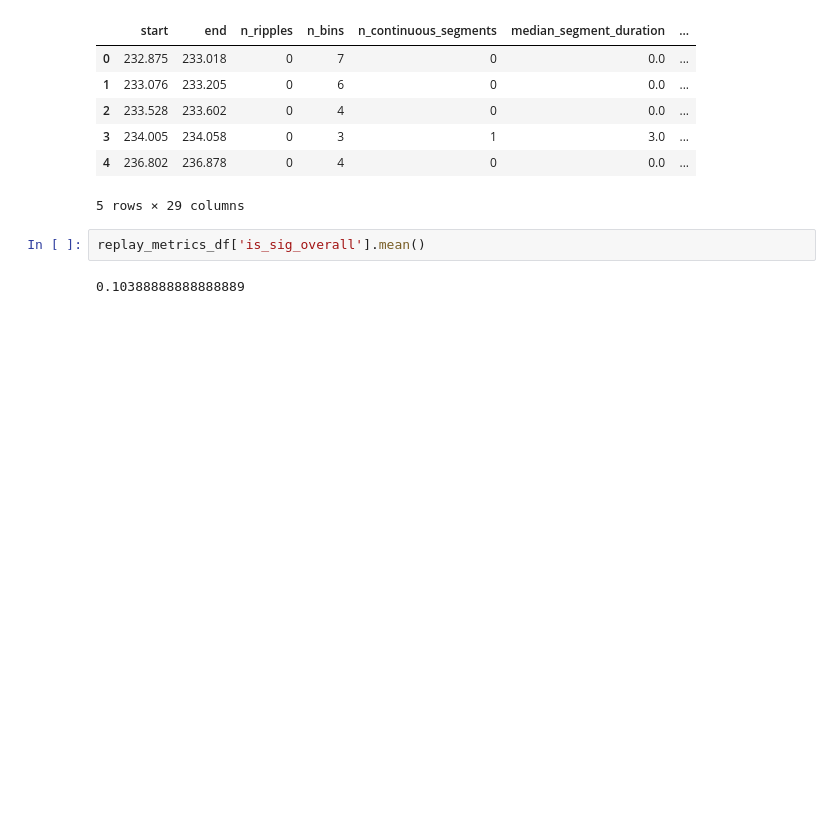
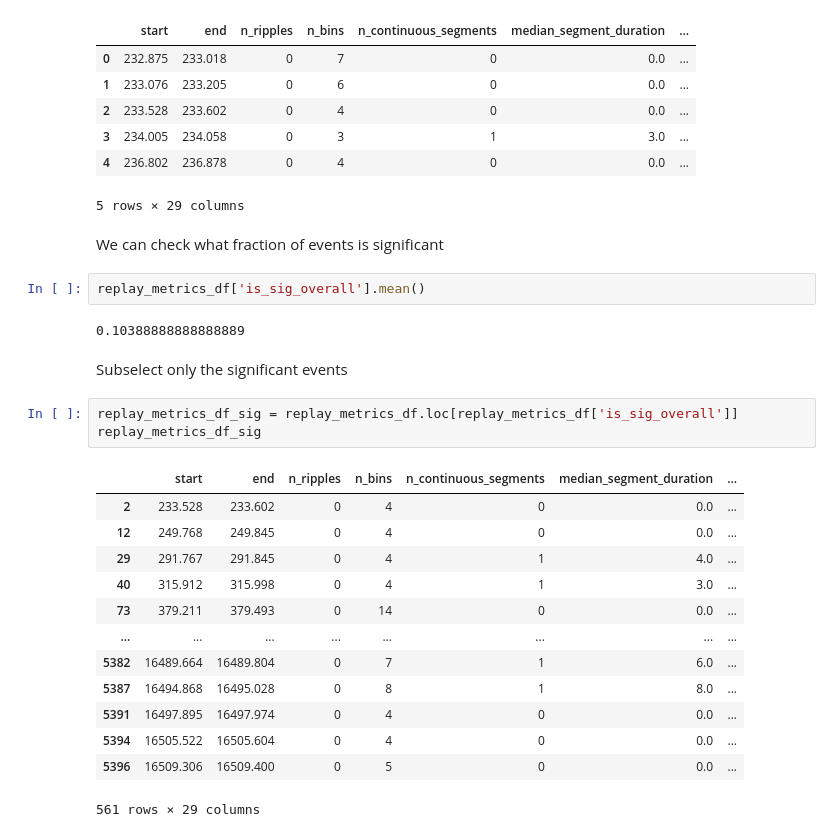
Before and after one commit to samdeoxys1/poor-man-GPLVM, a Jupyter notebook: tutorials/Supervised Replay Analysis via state-space decoding.ipynb, the cells around one changed output. Cells and saved outputs as stored; diff of their text form; blank space fills up the shorter version.

```diff
--- a/tutorials/Supervised Replay Analysis via state-space decoding.ipynb
+++ b/tutorials/Supervised Replay Analysis via state-space decoding.ipynb
@@ -465,7 +494,28 @@ replay_metrics_df.head()
 | 3 | 234.005 | 234.058 | 0 | 3 | 1 | 3.0 | ... |
 | 4 | 236.802 | 236.878 | 0 | 4 | 0 | 0.0 | ... |
 5 rows × 29 columns
+# %% [markdown]
+We can check what fraction of events is significant
 # %%
 replay_metrics_df['is_sig_overall'].mean()
 # %% [output]
 0.10388888888888889
+# %% [markdown]
+Subselect only the significant events
+# %%
+replay_metrics_df_sig = replay_metrics_df.loc[replay_metrics_df['is_sig_overall']]
+replay_metrics_df_sig
+# %% [output]
+|  | start | end | n_ripples | n_bins | n_continuous_segments | median_segment_duration | ... |
+| 2 | 233.528 | 233.602 | 0 | 4 | 0 | 0.0 | ... |
+| 12 | 249.768 | 249.845 | 0 | 4 | 0 | 0.0 | ... |
+| 29 | 291.767 | 291.845 | 0 | 4 | 1 | 4.0 | ... |
+| 40 | 315.912 | 315.998 | 0 | 4 | 1 | 3.0 | ... |
+| 73 | 379.211 | 379.493 | 0 | 14 | 0 | 0.0 | ... |
+| ... | ... | ... | ... | ... | ... | ... | ... |
+| 5382 | 16489.664 | 16489.804 | 0 | 7 | 1 | 6.0 | ... |
+| 5387 | 16494.868 | 16495.028 | 0 | 8 | 1 | 8.0 | ... |
+| 5391 | 16497.895 | 16497.974 | 0 | 4 | 0 | 0.0 | ... |
+| 5394 | 16505.522 | 16505.604 | 0 | 4 | 0 | 0.0 | ... |
+| 5396 | 16509.306 | 16509.400 | 0 | 5 | 0 | 0.0 | ... |
+561 rows × 29 columns
```
Also changed, not shown: parts of 14 cells of this notebook.
